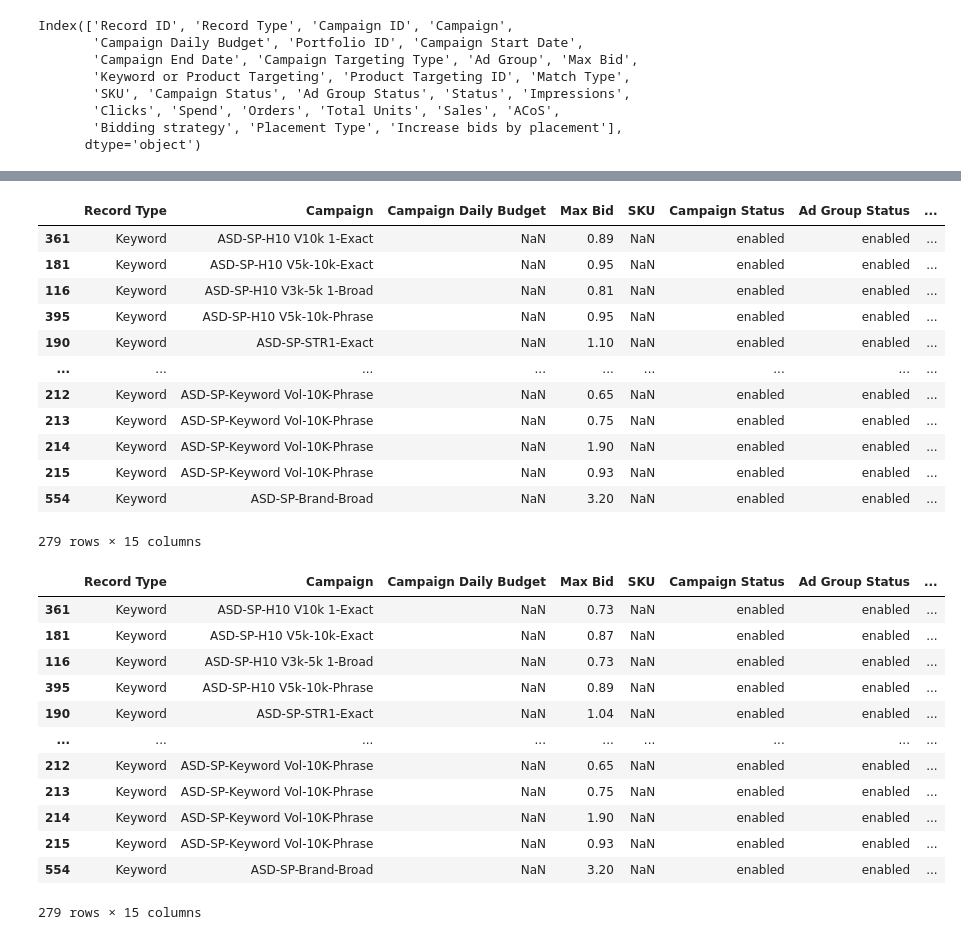
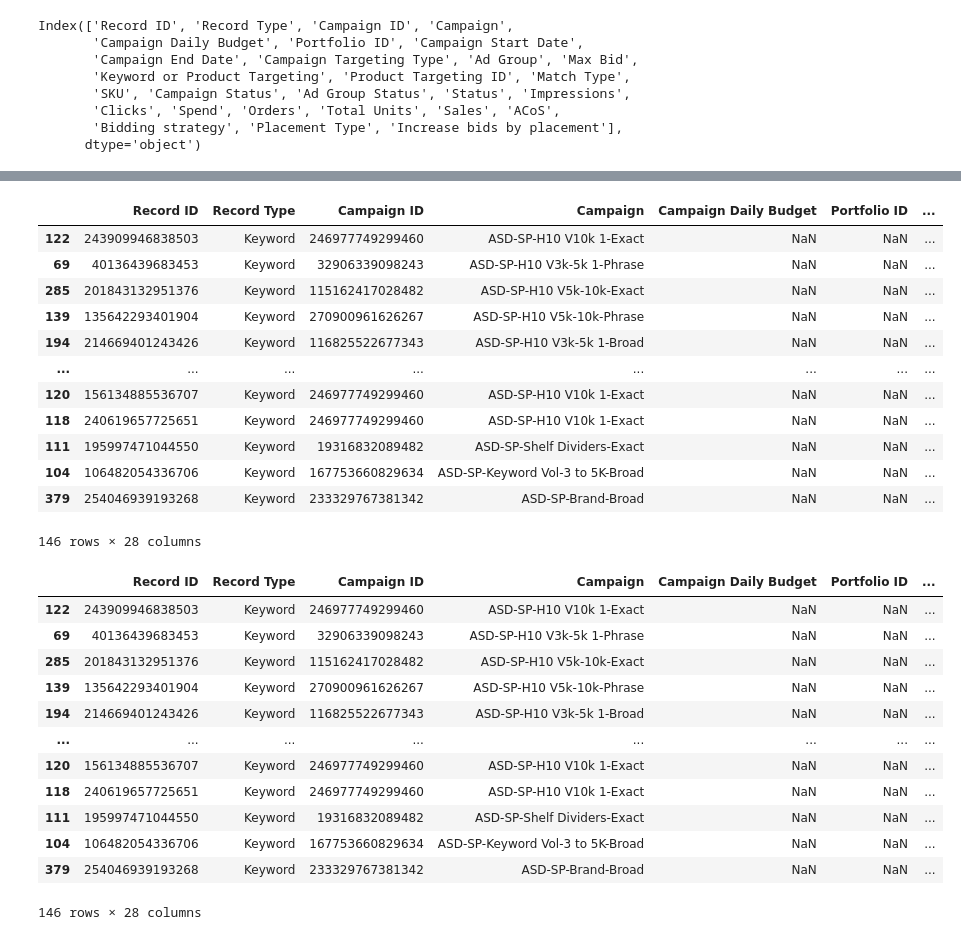
Before and after one commit to johnschwehr/prototypes, a Jupyter notebook: ppcopt.ipynb, the cells around one changed output, grey strips where cells are left out. Cells and saved outputs as stored; diff of their text form; code cells hidden in the pictures.

Commit message:
ignore all *.xlsx files; added rules for click and no sales

```diff
--- a/ppcopt.ipynb
+++ b/ppcopt.ipynb
@@ -2,8 +2,11 @@
 import pandas as pd
 
 pd.set_option('display.max_rows',15)
+pd.set_option('display.max_columns',None)
+
+spst='bulk-ad8fvhufsemyg-20210812-20210819-1629845738102.xlsx'
 # %%
-workbook = pd.read_excel('bulk-ad8fvhufsemyg-20210816-20210823-1629761825069.xlsx',sheet_name='Sponsored Products Campaigns')
+workbook = pd.read_excel(spst,sheet_name='Sponsored Products Campaigns')
 workbook.head()
 # %% [output]
 |  | Record ID | Record Type | Campaign ID | Campaign | Campaign Daily Budget | Portfolio ID | ... |
@@ -25,7 +27,8 @@ Index(['Record ID', 'Record Type', 'Campaign ID', 'Campaign',
        'Bidding strategy', 'Placement Type', 'Increase bids by placement'],
       dtype='object')
 # %%
-todrop = ['Record ID','Campaign ID','Portfolio ID','Campaign Start Date','Campaign End Date','Campaign Targeting Type','Ad Group','Keyword or Product Targeting','Product Targeting ID','Match Type','Bidding strategy','Placement Type','Increase bids by placement']
+#todrop = ['Record ID','Campaign ID','Portfolio ID','Campaign Start Date','Campaign End Date','Campaign Targeting Type','Ad Group','Keyword or Product Targeting','Product Targeting ID','Match Type','Bidding strategy','Placement Type','Increase bids by placement']
+todrop = []
 mod_workbook = workbook.drop(labels=todrop,axis=1)
 mod_workbook.head()
 # %% [output]
@@ -77,41 +80,50 @@ mod_workbook
 mod_workbook = mod_workbook.sort_values(by=['ACoS'],ascending=False)
 mod_workbook
 # %% [output]
-|  | Record Type | Campaign | Campaign Daily Budget | Max Bid | SKU | Campaign Status | Ad Group Status | ... |
-| 361 | Keyword | ASD-SP-H10 V10k 1-Exact | NaN | 0.89 | NaN | enabled | enabled | ... |
-| 181 | Keyword | ASD-SP-H10 V5k-10k-Exact | NaN | 0.95 | NaN | enabled | enabled | ... |
-| 116 | Keyword | ASD-SP-H10 V3k-5k 1-Broad | NaN | 0.81 | NaN | enabled | enabled | ... |
-| 395 | Keyword | ASD-SP-H10 V5k-10k-Phrase | NaN | 0.95 | NaN | enabled | enabled | ... |
-| 190 | Keyword | ASD-SP-STR1-Exact | NaN | 1.10 | NaN | enabled | enabled | ... |
-| ... | ... | ... | ... | ... | ... | ... | ... | ... |
-| 212 | Keyword | ASD-SP-Keyword Vol-10K-Phrase | NaN | 0.65 | NaN | enabled | enabled | ... |
-| 213 | Keyword | ASD-SP-Keyword Vol-10K-Phrase | NaN | 0.75 | NaN | enabled | enabled | ... |
-| 214 | Keyword | ASD-SP-Keyword Vol-10K-Phrase | NaN | 1.90 | NaN | enabled | enabled | ... |
-| 215 | Keyword | ASD-SP-Keyword Vol-10K-Phrase | NaN | 0.93 | NaN | enabled | enabled | ... |
-| 554 | Keyword | ASD-SP-Brand-Broad | NaN | 3.20 | NaN | enabled | enabled | ... |
+|  | Record ID | Record Type | Campaign ID | Campaign | Campaign Daily Budget | Portfolio ID | ... |
+| 122 | 243909946838503 | Keyword | 246977749299460 | ASD-SP-H10 V10k 1-Exact | NaN | NaN | ... |
+| 69 | 40136439683453 | Keyword | 32906339098243 | ASD-SP-H10 V3k-5k 1-Phrase | NaN | NaN | ... |
+| 285 | 201843132951376 | Keyword | 115162417028482 | ASD-SP-H10 V5k-10k-Exact | NaN | NaN | ... |
+| 139 | 135642293401904 | Keyword | 270900961626267 | ASD-SP-H10 V5k-10k-Phrase | NaN | NaN | ... |
+| 194 | 214669401243426 | Keyword | 116825522677343 | ASD-SP-H10 V3k-5k 1-Broad | NaN | NaN | ... |
+| ... | ... | ... | ... | ... | ... | ... | ... |
+| 120 | 156134885536707 | Keyword | 246977749299460 | ASD-SP-H10 V10k 1-Exact | NaN | NaN | ... |
+| 118 | 240619657725651 | Keyword | 246977749299460 | ASD-SP-H10 V10k 1-Exact | NaN | NaN | ... |
+| 111 | 195997471044550 | Keyword | 19316832089482 | ASD-SP-Shelf Dividers-Exact | NaN | NaN | ... |
+| 104 | 106482054336706 | Keyword | 167753660829634 | ASD-SP-Keyword Vol-3 to 5K-Broad | NaN | NaN | ... |
+| 379 | 254046939193268 | Keyword | 233329767381342 | ASD-SP-Brand-Broad | NaN | NaN | ... |
-279 rows × 15 columns
+146 rows × 28 columns
 # %%
-# Modify max bids according to PPC rules
+# Modify max bids according to rules: ACoS thresholds - incremental
 acos_threshold = [[0,15,0.04],[15,20,0.03],[20,25,0.02],[25,30,0],[30,35,-0.02],[35,40,-0.04],[40,50,-0.06],[50,80,-0.08],[80,100,-0.1],[100,150,-0.12],[150,200,-0.14],[200,None,-0.16]]
 
 for threshold in acos_threshold:
     if threshold[1] is not None:
         mod_workbook.loc[(mod_workbook.ACoS > threshold[0]) & (mod_workbook.ACoS <= threshold[1]), 'Max Bid'] = mod_workbook.loc[(mod_workbook.ACoS > threshold[0]) & (mod_workbook.ACoS <= threshold[1]), 'Max Bid'] + threshold[2]
     else:
         mod_workbook.loc[mod_workbook.ACoS > threshold[0], 'Max Bid'] = mod_workbook.loc[mod_workbook.ACoS > threshold[0], 'Max Bid'] + threshold[2]
 
+# Modify max bids according to rules: clicks and no sales - incremental
+cns_threshold = [[5,8,-0.03],[9,12,-0.05],[13,None,-0.1]]
+
+for threshold in cns_threshold:
+    if threshold[1] is not None:
+        mod_workbook.loc[(mod_workbook.Sales == 0) & (mod_workbook.Clicks > threshold[0]) & (mod_workbook.Clicks <= threshold[1]), 'Max Bid'] = mod_workbook.loc[(mod_workbook.Sales == 0) & (mod_workbook.Clicks > threshold[0]) & (mod_workbook.Clicks <= threshold[1]), 'Max Bid'] + threshold[2]
+    else:
+        mod_workbook.loc[(mod_workbook.Sales == 0) & (mod_workbook.Clicks > threshold[0]), 'Max Bid'] = mod_workbook.loc[(mod_workbook.Sales == 0) & (mod_workbook.Clicks > threshold[0]), 'Max Bid'] + threshold[2]
+
 mod_workbook
 # %% [output]
-|  | Record Type | Campaign | Campaign Daily Budget | Max Bid | SKU | Campaign Status | Ad Group Status | ... |
-| 361 | Keyword | ASD-SP-H10 V10k 1-Exact | NaN | 0.73 | NaN | enabled | enabled | ... |
-| 181 | Keyword | ASD-SP-H10 V5k-10k-Exact | NaN | 0.87 | NaN | enabled | enabled | ... |
-| 116 | Keyword | ASD-SP-H10 V3k-5k 1-Broad | NaN | 0.73 | NaN | enabled | enabled | ... |
-| 395 | Keyword | ASD-SP-H10 V5k-10k-Phrase | NaN | 0.89 | NaN | enabled | enabled | ... |
-| 190 | Keyword | ASD-SP-STR1-Exact | NaN | 1.04 | NaN | enabled | enabled | ... |
-| ... | ... | ... | ... | ... | ... | ... | ... | ... |
-| 212 | Keyword | ASD-SP-Keyword Vol-10K-Phrase | NaN | 0.65 | NaN | enabled | enabled | ... |
-| 213 | Keyword | ASD-SP-Keyword Vol-10K-Phrase | NaN | 0.75 | NaN | enabled | enabled | ... |
-| 214 | Keyword | ASD-SP-Keyword Vol-10K-Phrase | NaN | 1.90 | NaN | enabled | enabled | ... |
-| 215 | Keyword | ASD-SP-Keyword Vol-10K-Phrase | NaN | 0.93 | NaN | enabled | enabled | ... |
-| 554 | Keyword | ASD-SP-Brand-Broad | NaN | 3.20 | NaN | enabled | enabled | ... |
+|  | Record ID | Record Type | Campaign ID | Campaign | Campaign Daily Budget | Portfolio ID | ... |
+| 122 | 243909946838503 | Keyword | 246977749299460 | ASD-SP-H10 V10k 1-Exact | NaN | NaN | ... |
+| 69 | 40136439683453 | Keyword | 32906339098243 | ASD-SP-H10 V3k-5k 1-Phrase | NaN | NaN | ... |
+| 285 | 201843132951376 | Keyword | 115162417028482 | ASD-SP-H10 V5k-10k-Exact | NaN | NaN | ... |
+| 139 | 135642293401904 | Keyword | 270900961626267 | ASD-SP-H10 V5k-10k-Phrase | NaN | NaN | ... |
+| 194 | 214669401243426 | Keyword | 116825522677343 | ASD-SP-H10 V3k-5k 1-Broad | NaN | NaN | ... |
+| ... | ... | ... | ... | ... | ... | ... | ... |
+| 120 | 156134885536707 | Keyword | 246977749299460 | ASD-SP-H10 V10k 1-Exact | NaN | NaN | ... |
+| 118 | 240619657725651 | Keyword | 246977749299460 | ASD-SP-H10 V10k 1-Exact | NaN | NaN | ... |
+| 111 | 195997471044550 | Keyword | 19316832089482 | ASD-SP-Shelf Dividers-Exact | NaN | NaN | ... |
+| 104 | 106482054336706 | Keyword | 167753660829634 | ASD-SP-Keyword Vol-3 to 5K-Broad | NaN | NaN | ... |
+| 379 | 254046939193268 | Keyword | 233329767381342 | ASD-SP-Brand-Broad | NaN | NaN | ... |
-279 rows × 15 columns
+146 rows × 28 columns
```
Also changed, not shown: parts of 7 cells of this notebook, 1 other file.
